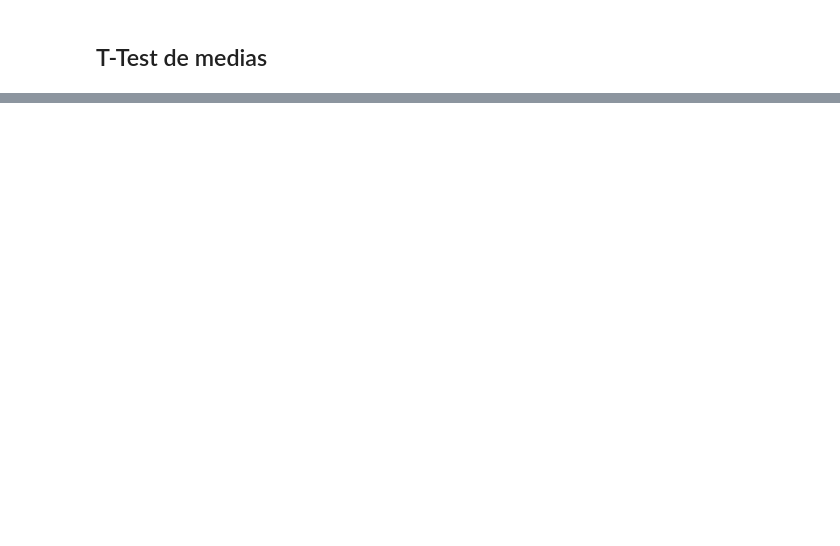
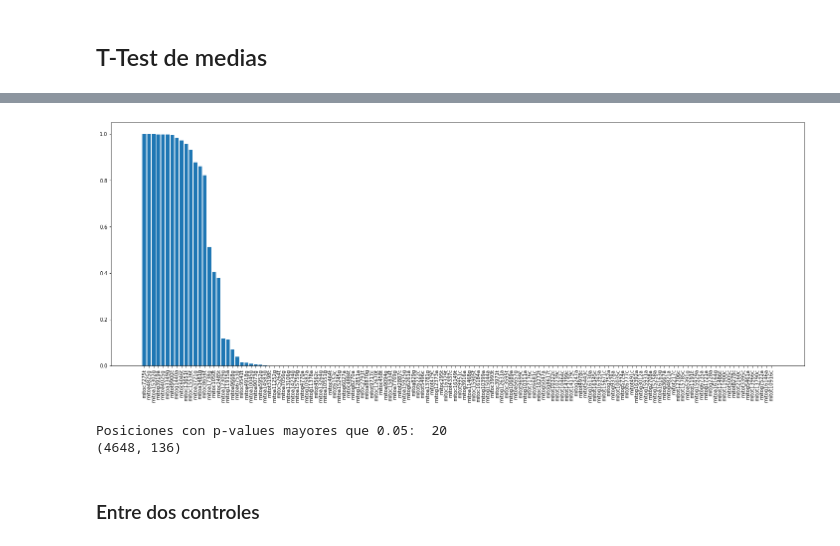
Before and after one commit to victory06/TFG, a Jupyter notebook: Second.ipynb, the cells around one changed output, grey strips where cells are left out. Drawn from its saved outputs; the diff is of its cells as text; code cells hidden in the pictures; blank space fills up the shorter version.

```diff
--- a/Second.ipynb
+++ b/Second.ipynb
@@ -2246,0 +2289,14 @@ Mayores:  0
+# %%
+tt2=[]
+pv2=[]
+for i in range(0,data2.shape[1]):
+    w, p = t_test(data2.iloc[:,i], control2.iloc[:,i], 'less')
+    tt2.append(w)
+    pv2.append(p)
+
+print(tt2)
+print(data2.shape[1])
+
+p_values2 = pd.Series(pv2,index=ncx)
+p_values2.sort_values(ascending = False , inplace = True)
+print(p_values2)
@@ -2246,0 +2318,25 @@ Mayores:  0
+# %%
+import matplotlib.pyplot as plt
+#Grafica de los p-values
+fig = plt.figure(figsize=(25, 9))
+langs = p_values2.index
+plt.bar(langs,p_values2)
+plt.xticks(rotation=90)
+plt.show()
+# %% [output]
+[figure, added]
+# %%
+THRESHOLD_P_VALUE = 0.05
+
+mayores2=0
+for i in p_values2:
+  if i > THRESHOLD_P_VALUE:
+    mayores2+=1
+
+print("Posiciones con p-values mayores que 0.05: ", mayores2)
+print(x2.shape)
+# %% [output]
+Posiciones con p-values mayores que 0.05:  20
+(4648, 136)
+# %% [markdown]
+### Entre dos controles
```
Also changed, not shown: parts of 21 cells of this notebook.
